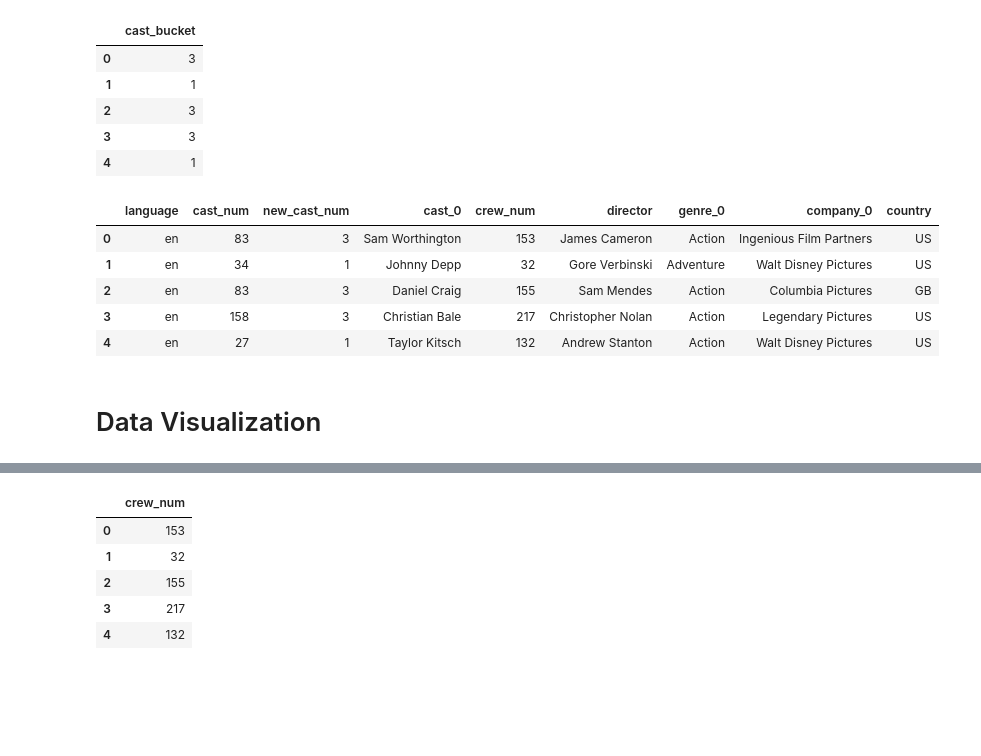
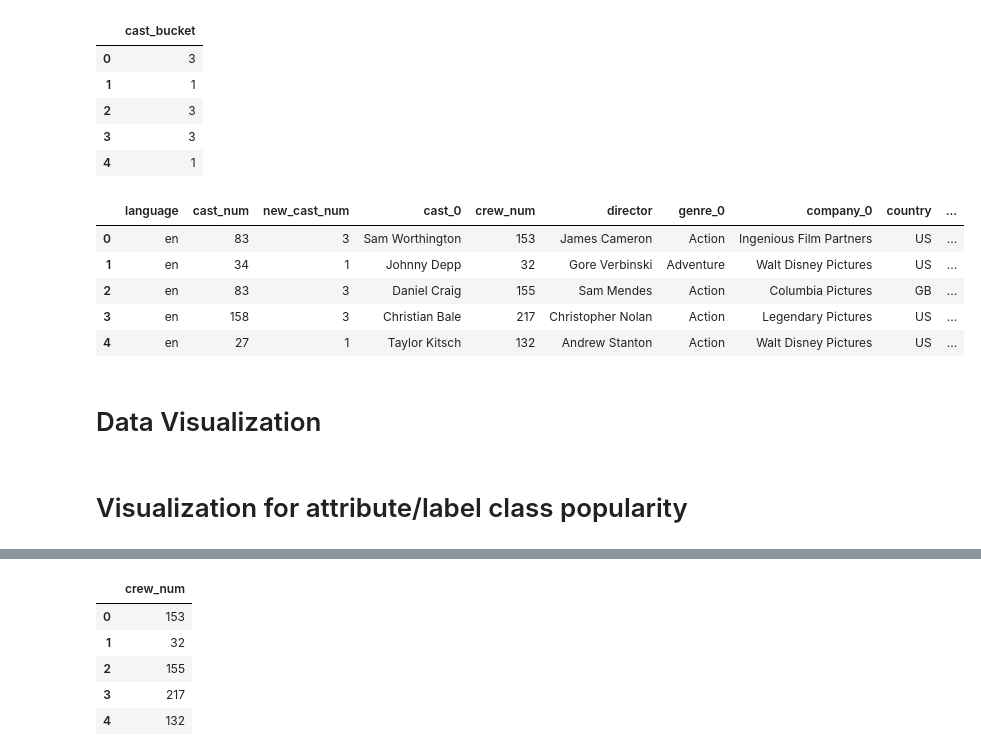
Before and after one commit to Bingzi-Li/NTU-20191018, a Jupyter notebook: datasplit_train_test.ipynb, the cells around one changed output, grey strips where cells are left out. Saved outputs shown, nothing was run; the diff lists cells and outputs as text; code cells hidden in the pictures; blank space fills up the shorter version.

```diff
--- a/datasplit_train_test.ipynb
+++ b/datasplit_train_test.ipynb
@@ -22,15 +22,17 @@ buk_df.head()
 | 4 | 1 |
 # %%
 # Delete unwanted features, features: language cast_num cast_0 crew_num director genre_0 campany_0 country
-rec_df =  rec_df_raw[['language', 'cast_num', 'cast_0', 'crew_num', 'director', 'genre_0', 'company_0', 'country']]
+rec_df =  rec_df_raw[['language', 'cast_num', 'cast_0', 'crew_num', 'director', 'genre_0', 'company_0', 'country','popularity']]
 rec_df.insert(2, 'new_cast_num', buk_df['cast_bucket'])
 rec_df.head()
 # %% [output]
-|  | language | cast_num | new_cast_num | cast_0 | crew_num | director | genre_0 | company_0 | country |
-| 0 | en | 83 | 3 | Sam Worthington | 153 | James Cameron | Action | Ingenious Film Partners | US |
-| 1 | en | 34 | 1 | Johnny Depp | 32 | Gore Verbinski | Adventure | Walt Disney Pictures | US |
-| 2 | en | 83 | 3 | Daniel Craig | 155 | Sam Mendes | Action | Columbia Pictures | GB |
-| 3 | en | 158 | 3 | Christian Bale | 217 | Christopher Nolan | Action | Legendary Pictures | US |
-| 4 | en | 27 | 1 | Taylor Kitsch | 132 | Andrew Stanton | Action | Walt Disney Pictures | US |
+|  | language | cast_num | new_cast_num | cast_0 | crew_num | director | genre_0 | company_0 | country | ... |
+| 0 | en | 83 | 3 | Sam Worthington | 153 | James Cameron | Action | Ingenious Film Partners | US | ... |
+| 1 | en | 34 | 1 | Johnny Depp | 32 | Gore Verbinski | Adventure | Walt Disney Pictures | US | ... |
+| 2 | en | 83 | 3 | Daniel Craig | 155 | Sam Mendes | Action | Columbia Pictures | GB | ... |
+| 3 | en | 158 | 3 | Christian Bale | 217 | Christopher Nolan | Action | Legendary Pictures | US | ... |
+| 4 | en | 27 | 1 | Taylor Kitsch | 132 | Andrew Stanton | Action | Walt Disney Pictures | US | ... |
 # %% [markdown]
 # Data Visualization
+# %% [markdown]
+# Visualization for attribute/label class popularity
```
Also changed, not shown: parts of 31 cells of this notebook, 9 other files.
